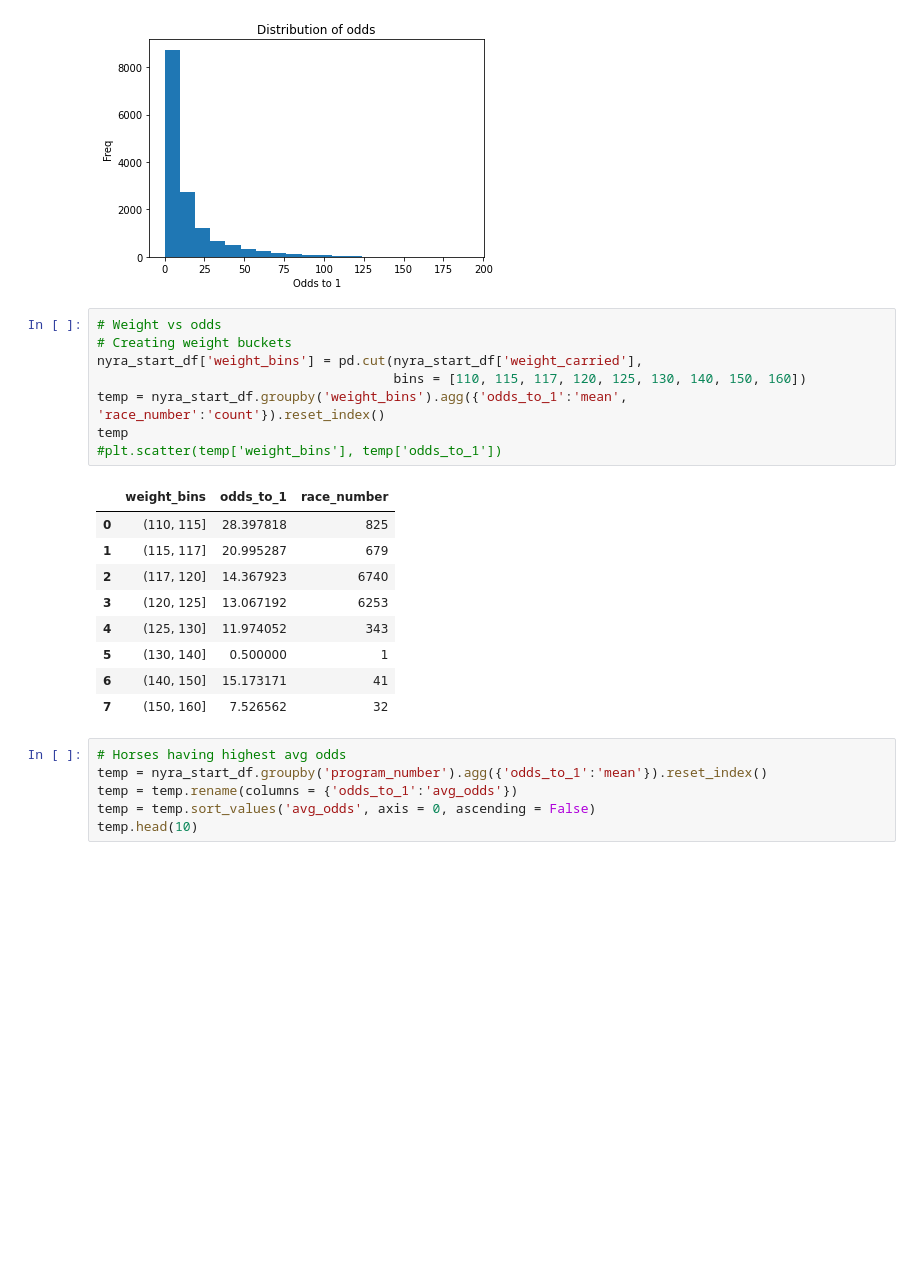
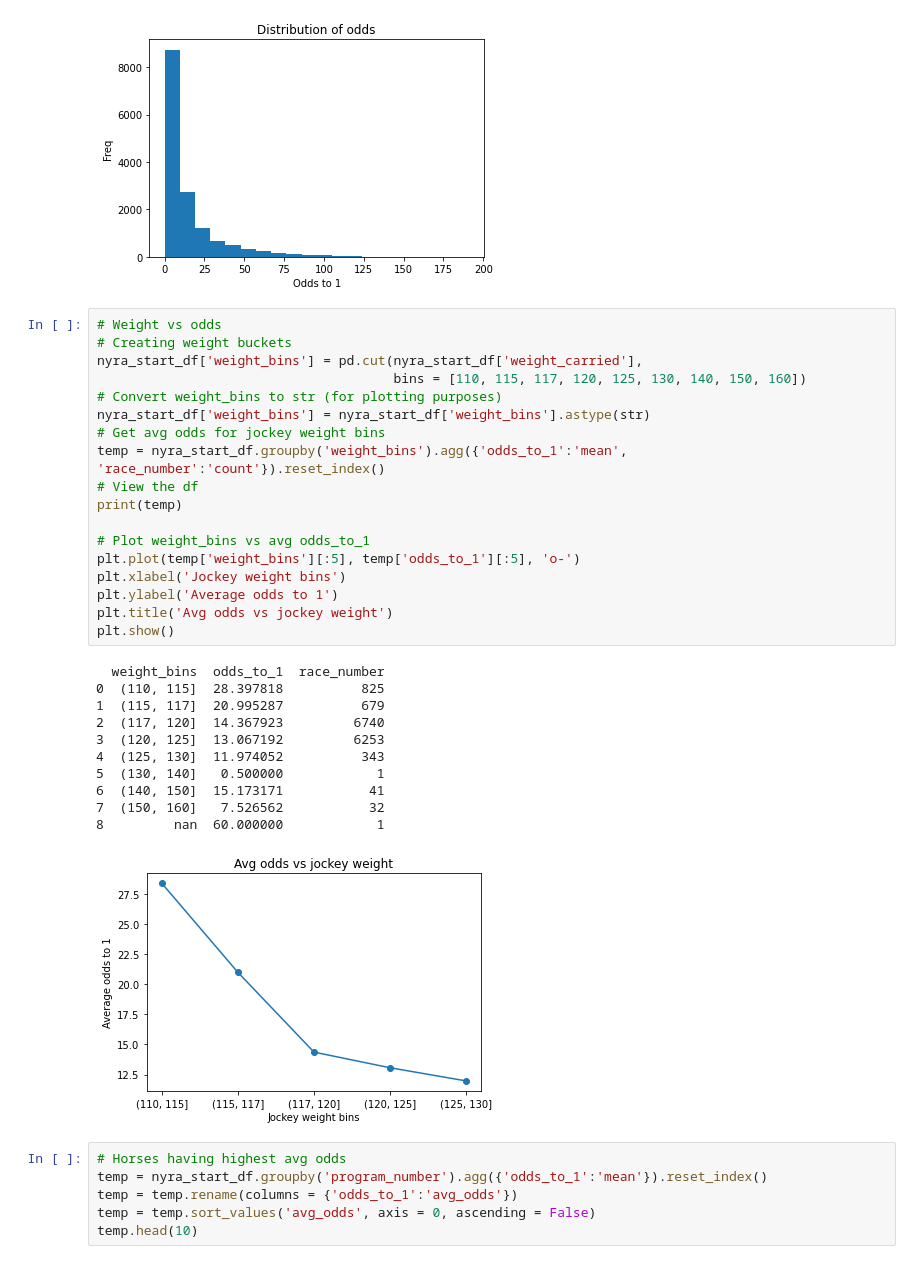
Before and after one commit to parthnaik13/NYRA, a Jupyter notebook: 1_1_NYRA_EDA_general.ipynb, the cells around one changed output. Cells and saved outputs as stored; diff of their text form; blank space fills up the shorter version.

Commit message:
Added a univariate plot for jockey weight vs average odds and start and min max race dates

```diff
--- a/1_1_NYRA_EDA_general.ipynb
+++ b/1_1_NYRA_EDA_general.ipynb
@@ -222,21 +232,33 @@ Text(0.5, 1.0, 'Distribution of odds')
 # %%
 # Weight vs odds
 # Creating weight buckets
 nyra_start_df['weight_bins'] = pd.cut(nyra_start_df['weight_carried'],
                                       bins = [110, 115, 117, 120, 125, 130, 140, 150, 160])
+# Convert weight_bins to str (for plotting purposes)
+nyra_start_df['weight_bins'] = nyra_start_df['weight_bins'].astype(str)
+# Get avg odds for jockey weight bins
 temp = nyra_start_df.groupby('weight_bins').agg({'odds_to_1':'mean', 'race_number':'count'}).reset_index()
-temp
-#plt.scatter(temp['weight_bins'], temp['odds_to_1'])
+# View the df
+print(temp)
+
+# Plot weight_bins vs avg odds_to_1
+plt.plot(temp['weight_bins'][:5], temp['odds_to_1'][:5], 'o-')
+plt.xlabel('Jockey weight bins')
+plt.ylabel('Average odds to 1')
+plt.title('Avg odds vs jockey weight')
+plt.show()
 # %% [output]
-|  | weight_bins | odds_to_1 | race_number |
-| 0 | (110, 115] | 28.397818 | 825 |
-| 1 | (115, 117] | 20.995287 | 679 |
-| 2 | (117, 120] | 14.367923 | 6740 |
-| 3 | (120, 125] | 13.067192 | 6253 |
-| 4 | (125, 130] | 11.974052 | 343 |
-| 5 | (130, 140] | 0.500000 | 1 |
-| 6 | (140, 150] | 15.173171 | 41 |
-| 7 | (150, 160] | 7.526562 | 32 |
+  weight_bins  odds_to_1  race_number
+0  (110, 115]  28.397818          825
+1  (115, 117]  20.995287          679
+2  (117, 120]  14.367923         6740
+3  (120, 125]  13.067192         6253
+4  (125, 130]  11.974052          343
+5  (130, 140]   0.500000            1
+6  (140, 150]  15.173171           41
+7  (150, 160]   7.526562           32
+8         nan  60.000000            1
+[figure, added]
 # %%
 # Horses having highest avg odds
 temp = nyra_start_df.groupby('program_number').agg({'odds_to_1':'mean'}).reset_index()
```
Also changed, not shown: parts of 6 cells of this notebook.
